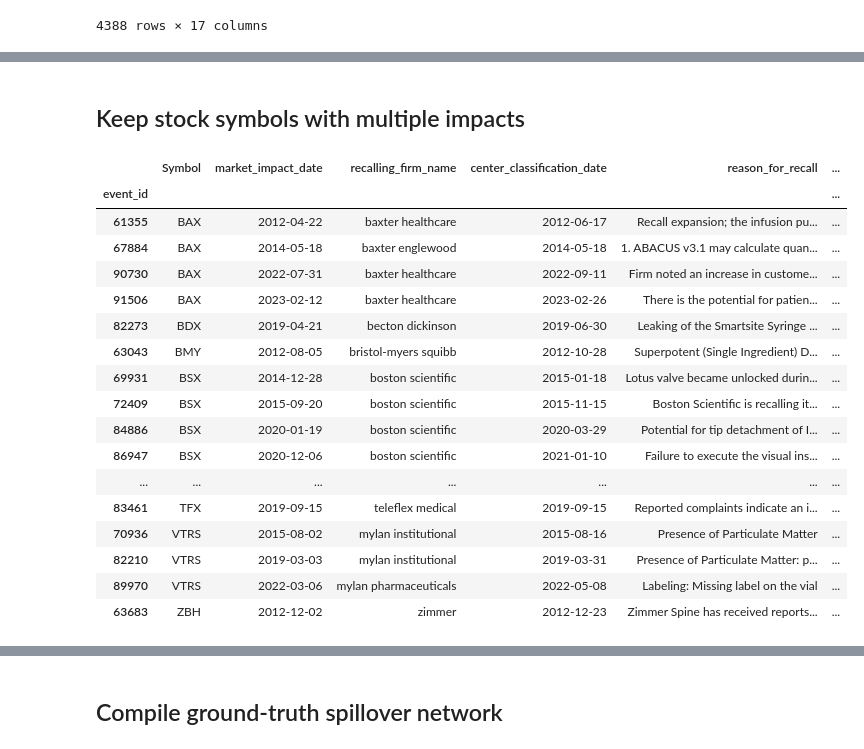
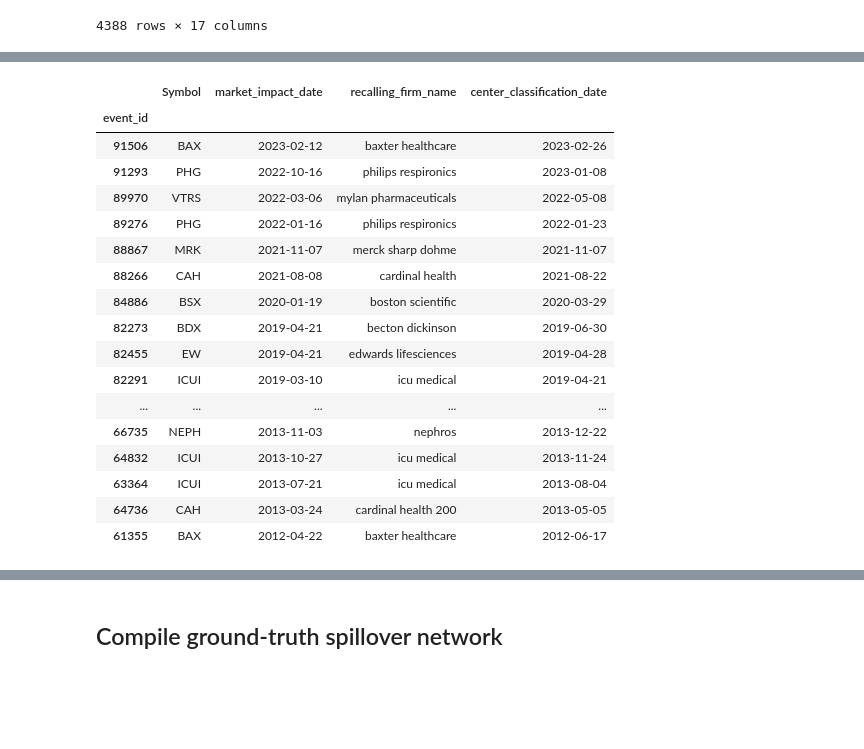
Before and after one commit to calebclayreagor/DELAY-finance, a Jupyter notebook: notebooks/ground-truth-network.ipynb, the cells around one changed output, grey strips where cells are left out. Drawn from its saved outputs; the diff is of its cells as text; code cells hidden in the pictures; blank space fills up the shorter version.

```diff
--- a/notebooks/ground-truth-network.ipynb
+++ b/notebooks/ground-truth-network.ipynb
@@ -267,16 +135,0 @@ recalls_events
-# %%
-start_date, end_date = '2009-01-01', '2023-12-31'
-ix = pd.date_range(start_date, end_date, freq = 'B')
-cols = nasdaq_stocks.Symbol.copy()
-X = pd.DataFrame(index = ix, columns = cols, dtype = np.float64)
-datadir_stocks = os.path.join(datadir, 'stocks')
-for col in X.columns:
-    pth = os.path.join(datadir_stocks, col + '.csv')
-    df = pd.read_csv(pth, header = [0, 1, 2], index_col = 0)
-    df.index = pd.to_datetime(df.index)
-    close_adj = df['Adj Close'].copy()
-    if (close_adj > 0).all().values[0]:
-        X[col] = df['Adj Close']
-X = X.loc[:, (X.isna().sum(0) < X.shape[0])]
-R = X.pct_change().dropna(how = 'all')
-R = R.sub(R.mean(1), 0); R
@@ -299,15 +138,13 @@ R = R.sub(R.mean(1), 0); R
 # %%
-days_window, days_baseline, z_thresh = 90, 3*360, 3
-recalls_events['market_impact_date'] = pd.NaT
+days_window = 90
+recalls_events.loc[:, 'market_impact_date'] = pd.NaT
 for ix in recalls_events.index:
     symbol = recalls_events.loc[ix].Symbol
-    win_end = recalls_events.loc[ix, datecol]
-    win_start = win_end - pd.Timedelta(days = days_window)
-    bl_start = win_start - pd.Timedelta(days = days_baseline)
-    Rwin = R.loc[win_start : win_end, symbol]
-    Rbl = R.loc[bl_start : win_start, symbol]
-    z = (Rwin - Rbl.mean()) / Rbl.std()
-    dt_impact = Rwin.index[(z < -z_thresh)].max()
-    recalls_events.loc[ix, 'market_impact_date'] = dt_impact
-recalls_events
+    end = recalls_events.loc[ix].center_classification_date
+    start = end - pd.Timedelta(days = days_window)
+    events_i = events.loc[start : end, symbol]
+    date_i = events_i.index[events_i == -1].max()
+    recalls_events.loc[ix, 'market_impact_date'] = date_i
+recalls_events = recalls_events.loc[~recalls_events.market_impact_date.isna()]
+recalls_events.sort_values('market_impact_date', ascending = False, inplace = True)
 # %% [output]
@@ -349,27 +155,25 @@ See the caveats in the documentation: https://pandas.pydata.org/pandas-docs/stab
-# %% [markdown]
-## Keep stock symbols with multiple impacts
 # %%
 # deduplicate events per-symbol in a 1-week period
-recalls_events = (recalls_events.groupby(
-    ['Symbol', pd.Grouper(key = 'market_impact_date', freq = 'W')])
-    .last().reset_index().set_index(colnames[0]))
+by = ['Symbol', pd.Grouper(key = 'market_impact_date', freq = 'W')]
+recalls_events = recalls_events.groupby(by).min().reset_index().set_index('event_id')
+recalls_events.sort_values('market_impact_date', ascending = False, inplace = True)
 recalls_events
 # %% [output]
-|  | Symbol | market_impact_date | recalling_firm_name | center_classification_date | reason_for_recall | ... |
-| event_id |  |  |  |  |  | ... |
-| 61355 | BAX | 2012-04-22 | baxter healthcare | 2012-06-17 | Recall expansion; the infusion pu... | ... |
-| 67884 | BAX | 2014-05-18 | baxter englewood | 2014-05-18 | 1. ABACUS v3.1 may calculate quan... | ... |
-| 90730 | BAX | 2022-07-31 | baxter healthcare | 2022-09-11 | Firm noted an increase in custome... | ... |
-| 91506 | BAX | 2023-02-12 | baxter healthcare | 2023-02-26 | There is the potential for patien... | ... |
-| 82273 | BDX | 2019-04-21 | becton dickinson | 2019-06-30 | Leaking of the Smartsite Syringe ... | ... |
-| 63043 | BMY | 2012-08-05 | bristol-myers squibb | 2012-10-28 | Superpotent (Single Ingredient) D... | ... |
-| 69931 | BSX | 2014-12-28 | boston scientific | 2015-01-18 | Lotus valve became unlocked durin... | ... |
-| 72409 | BSX | 2015-09-20 | boston scientific | 2015-11-15 | Boston Scientific is recalling it... | ... |
-| 84886 | BSX | 2020-01-19 | boston scientific | 2020-03-29 | Potential for tip detachment of I... | ... |
-| 86947 | BSX | 2020-12-06 | boston scientific | 2021-01-10 | Failure to execute the visual ins... | ... |
-| ... | ... | ... | ... | ... | ... | ... |
-| 83461 | TFX | 2019-09-15 | teleflex medical | 2019-09-15 | Reported complaints indicate an i... | ... |
-| 70936 | VTRS | 2015-08-02 | mylan institutional | 2015-08-16 | Presence of Particulate Matter | ... |
-| 82210 | VTRS | 2019-03-03 | mylan institutional | 2019-03-31 | Presence of Particulate Matter: p... | ... |
-| 89970 | VTRS | 2022-03-06 | mylan pharmaceuticals | 2022-05-08 | Labeling: Missing label on the vial | ... |
-| 63683 | ZBH | 2012-12-02 | zimmer | 2012-12-23 | Zimmer Spine has received reports... | ... |
+|  | Symbol | market_impact_date | recalling_firm_name | center_classification_date |
+| event_id |  |  |  |  |
+| 91506 | BAX | 2023-02-12 | baxter healthcare | 2023-02-26 |
+| 91293 | PHG | 2022-10-16 | philips respironics | 2023-01-08 |
+| 89970 | VTRS | 2022-03-06 | mylan pharmaceuticals | 2022-05-08 |
+| 89276 | PHG | 2022-01-16 | philips respironics | 2022-01-23 |
+| 88867 | MRK | 2021-11-07 | merck sharp dohme | 2021-11-07 |
+| 88266 | CAH | 2021-08-08 | cardinal health | 2021-08-22 |
+| 84886 | BSX | 2020-01-19 | boston scientific | 2020-03-29 |
+| 82273 | BDX | 2019-04-21 | becton dickinson | 2019-06-30 |
+| 82455 | EW | 2019-04-21 | edwards lifesciences | 2019-04-28 |
+| 82291 | ICUI | 2019-03-10 | icu medical | 2019-04-21 |
+| ... | ... | ... | ... | ... |
+| 66735 | NEPH | 2013-11-03 | nephros | 2013-12-22 |
+| 64832 | ICUI | 2013-10-27 | icu medical | 2013-11-24 |
+| 63364 | ICUI | 2013-07-21 | icu medical | 2013-08-04 |
+| 64736 | CAH | 2013-03-24 | cardinal health 200 | 2013-05-05 |
+| 61355 | BAX | 2012-04-22 | baxter healthcare | 2012-06-17 |
```
Also changed, not shown: parts of 26 cells of this notebook, 52 other files.
